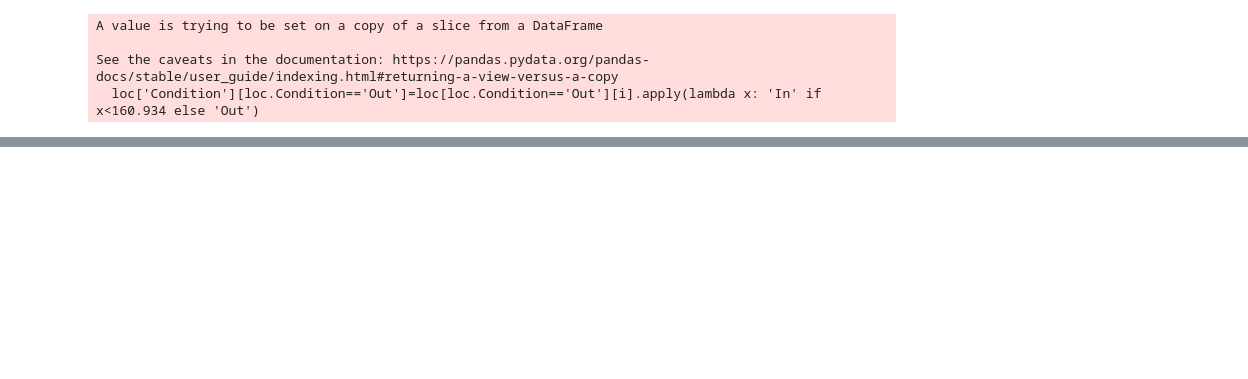
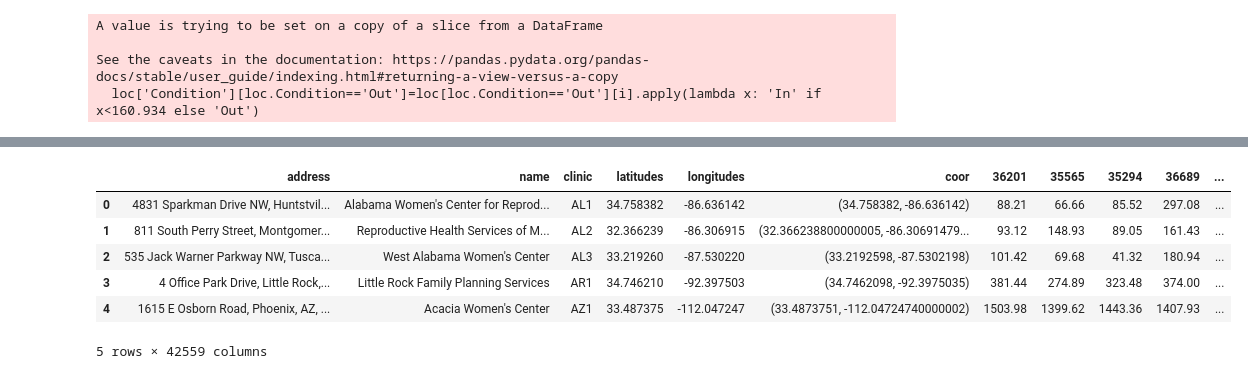
Before and after one commit to m1ngle/Clinics, a Jupyter notebook: Distance Maps.ipynb, the cells around one changed output, grey strips where cells are left out. Cells and saved outputs as stored; diff of their text form; code cells hidden in the pictures; blank space fills up the shorter version.

```diff
--- a/Distance Maps.ipynb
+++ b/Distance Maps.ipynb
@@ -280,0 +316,10 @@ fig.show()
+# %%
+df1.head()
+# %% [output]
+|  | address | name | clinic | latitudes | longitudes | coor | 36201 | 35565 | 35294 | 36689 | ... |
+| 0 | 4831 Sparkman Drive NW, Huntstvil... | Alabama Women's Center for Reprod... | AL1 | 34.758382 | -86.636142 | (34.758382, -86.636142) | 88.21 | 66.66 | 85.52 | 297.08 | ... |
+| 1 | 811 South Perry Street, Montgomer... | Reproductive Health Services of M... | AL2 | 32.366239 | -86.306915 | (32.366238800000005, -86.30691479... | 93.12 | 148.93 | 89.05 | 161.43 | ... |
+| 2 | 535 Jack Warner Parkway NW, Tusca... | West Alabama Women's Center | AL3 | 33.219260 | -87.530220 | (33.2192598, -87.5302198) | 101.42 | 69.68 | 41.32 | 180.94 | ... |
+| 3 | 4 Office Park Drive, Little Rock,... | Little Rock Family Planning Services | AR1 | 34.746210 | -92.397503 | (34.7462098, -92.3975035) | 381.44 | 274.89 | 323.48 | 374.00 | ... |
+| 4 | 1615 E Osborn Road, Phoenix, AZ, ... | Acacia Women's Center | AZ1 | 33.487375 | -112.047247 | (33.4873751, -112.04724740000002) | 1503.98 | 1399.62 | 1443.36 | 1407.93 | ... |
+5 rows × 42559 columns
```
Also changed, not shown: parts of 19 cells of this notebook.
